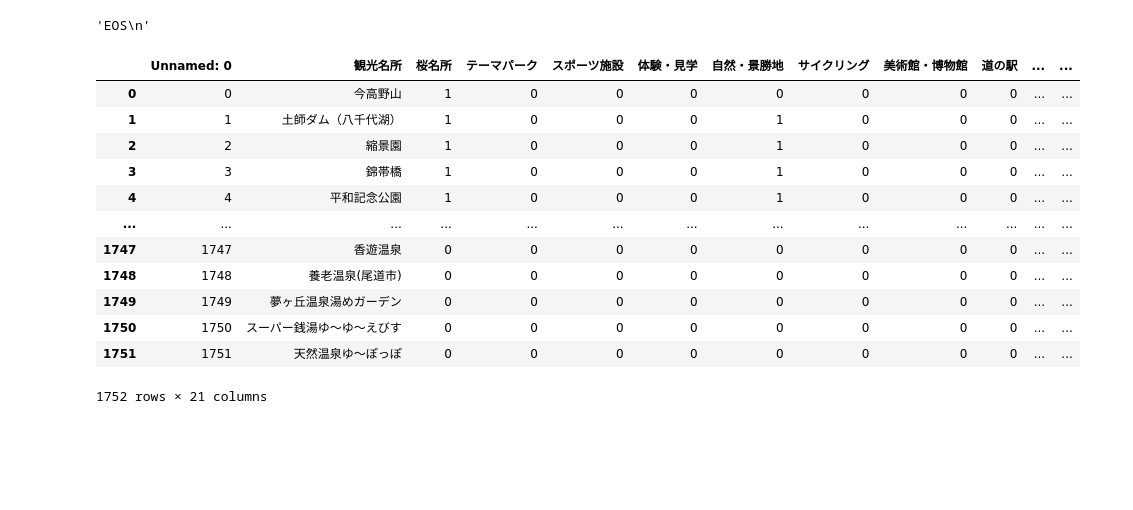
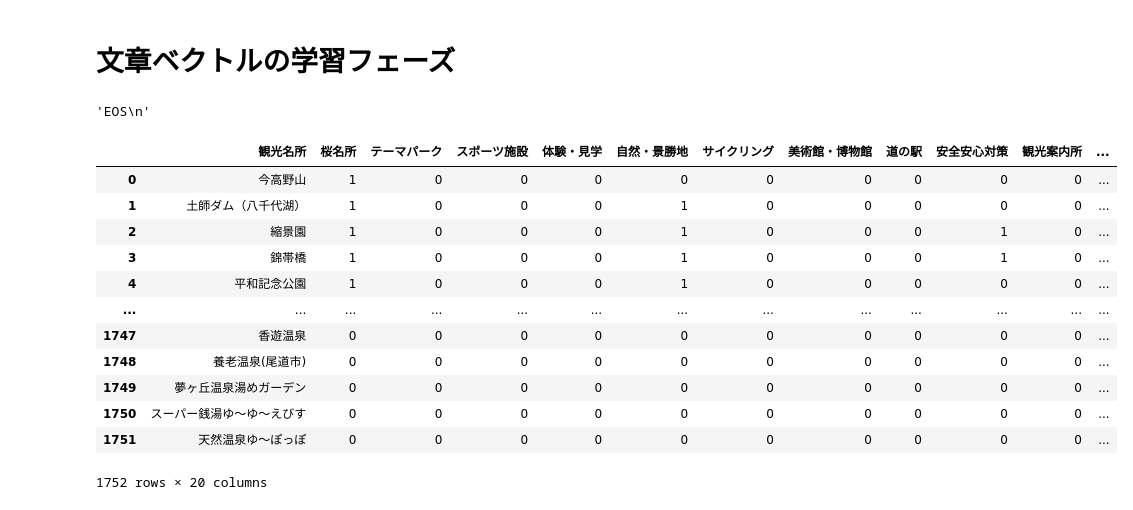
Before and after one commit to wsinwsin/-, a Jupyter notebook: 広島観光.ipynb, the cells around one changed output. Drawn from its saved outputs; the diff is of its cells as text; code cells hidden in the pictures; blank space fills up the shorter version.

```diff
--- a/広島観光.ipynb
+++ b/広島観光.ipynb
@@ -15,3 +16,5 @@ from sklearn.model_selection import train_test_split
+# %% [markdown]
+# 文章ベクトルの学習フェーズ
 # %%
 translator = Translator()
 mt = MeCab.Tagger('-d /usr/local/lib/mecab/dic/mecab-ipadic-neologd/')
@@ -36,18 +58,19 @@ def get_tags_for_doc2vec(text):
 # %%
 import pandas as pd
 df = pd.read_excel('データ/ひろしま観光ナビ.xlsx')
+df = df.drop('Unnamed: 0', axis=1)
 df
 # %% [output]
-|  | Unnamed: 0 | 観光名所 | 桜名所 | テーマパーク | スポーツ施設 | 体験・見学 | 自然・景勝地 | サイクリング | 美術館・博物館 | 道の駅 | ... | ... |
-| 0 | 0 | 今高野山 | 1 | 0 | 0 | 0 | 0 | 0 | 0 | 0 | ... | ... |
-| 1 | 1 | 土師ダム（八千代湖） | 1 | 0 | 0 | 0 | 1 | 0 | 0 | 0 | ... | ... |
-| 2 | 2 | 縮景園 | 1 | 0 | 0 | 0 | 1 | 0 | 0 | 0 | ... | ... |
-| 3 | 3 | 錦帯橋 | 1 | 0 | 0 | 0 | 1 | 0 | 0 | 0 | ... | ... |
-| 4 | 4 | 平和記念公園 | 1 | 0 | 0 | 0 | 1 | 0 | 0 | 0 | ... | ... |
+|  | 観光名所 | 桜名所 | テーマパーク | スポーツ施設 | 体験・見学 | 自然・景勝地 | サイクリング | 美術館・博物館 | 道の駅 | 安全安心対策 | 観光案内所 | ... |
+| 0 | 今高野山 | 1 | 0 | 0 | 0 | 0 | 0 | 0 | 0 | 0 | 0 | ... |
+| 1 | 土師ダム（八千代湖） | 1 | 0 | 0 | 0 | 1 | 0 | 0 | 0 | 0 | 0 | ... |
+| 2 | 縮景園 | 1 | 0 | 0 | 0 | 1 | 0 | 0 | 0 | 1 | 0 | ... |
+| 3 | 錦帯橋 | 1 | 0 | 0 | 0 | 1 | 0 | 0 | 0 | 1 | 0 | ... |
+| 4 | 平和記念公園 | 1 | 0 | 0 | 0 | 1 | 0 | 0 | 0 | 0 | 0 | ... |
 | ... | ... | ... | ... | ... | ... | ... | ... | ... | ... | ... | ... | ... |
-| 1747 | 1747 | 香遊温泉 | 0 | 0 | 0 | 0 | 0 | 0 | 0 | 0 | ... | ... |
-| 1748 | 1748 | 養老温泉(尾道市) | 0 | 0 | 0 | 0 | 0 | 0 | 0 | 0 | ... | ... |
-| 1749 | 1749 | 夢ヶ丘温泉湯めガーデン | 0 | 0 | 0 | 0 | 0 | 0 | 0 | 0 | ... | ... |
-| 1750 | 1750 | スーパー銭湯ゆ～ゆ～えびす | 0 | 0 | 0 | 0 | 0 | 0 | 0 | 0 | ... | ... |
-| 1751 | 1751 | 天然温泉ゆ～ぽっぽ | 0 | 0 | 0 | 0 | 0 | 0 | 0 | 0 | ... | ... |
+| 1747 | 香遊温泉 | 0 | 0 | 0 | 0 | 0 | 0 | 0 | 0 | 0 | 0 | ... |
+| 1748 | 養老温泉(尾道市) | 0 | 0 | 0 | 0 | 0 | 0 | 0 | 0 | 0 | 0 | ... |
+| 1749 | 夢ヶ丘温泉湯めガーデン | 0 | 0 | 0 | 0 | 0 | 0 | 0 | 0 | 0 | 0 | ... |
+| 1750 | スーパー銭湯ゆ～ゆ～えびす | 0 | 0 | 0 | 0 | 0 | 0 | 0 | 0 | 0 | 0 | ... |
+| 1751 | 天然温泉ゆ～ぽっぽ | 0 | 0 | 0 | 0 | 0 | 0 | 0 | 0 | 0 | 0 | ... |
-1752 rows × 21 columns
+1752 rows × 20 columns
```
Also changed, not shown: parts of 46 cells of this notebook.
